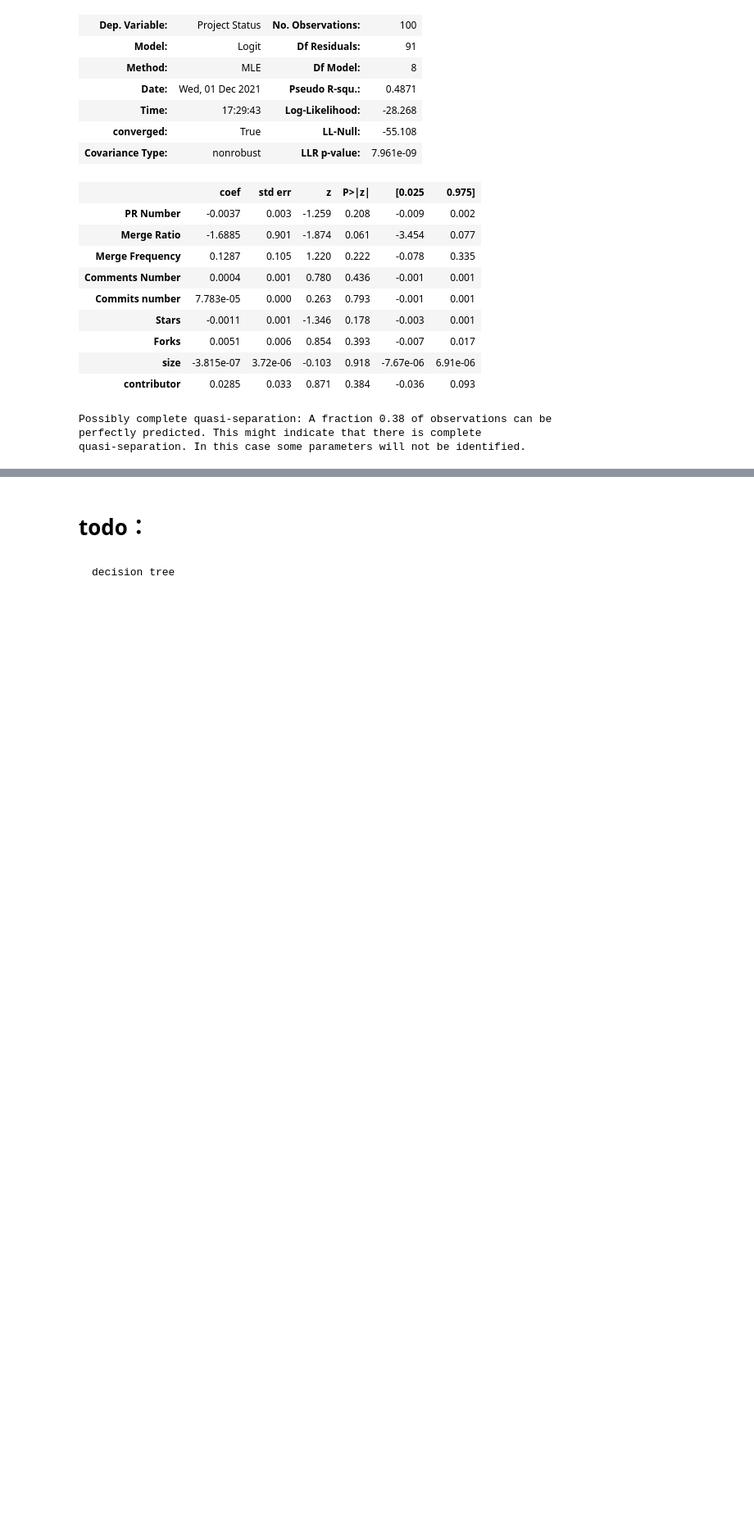
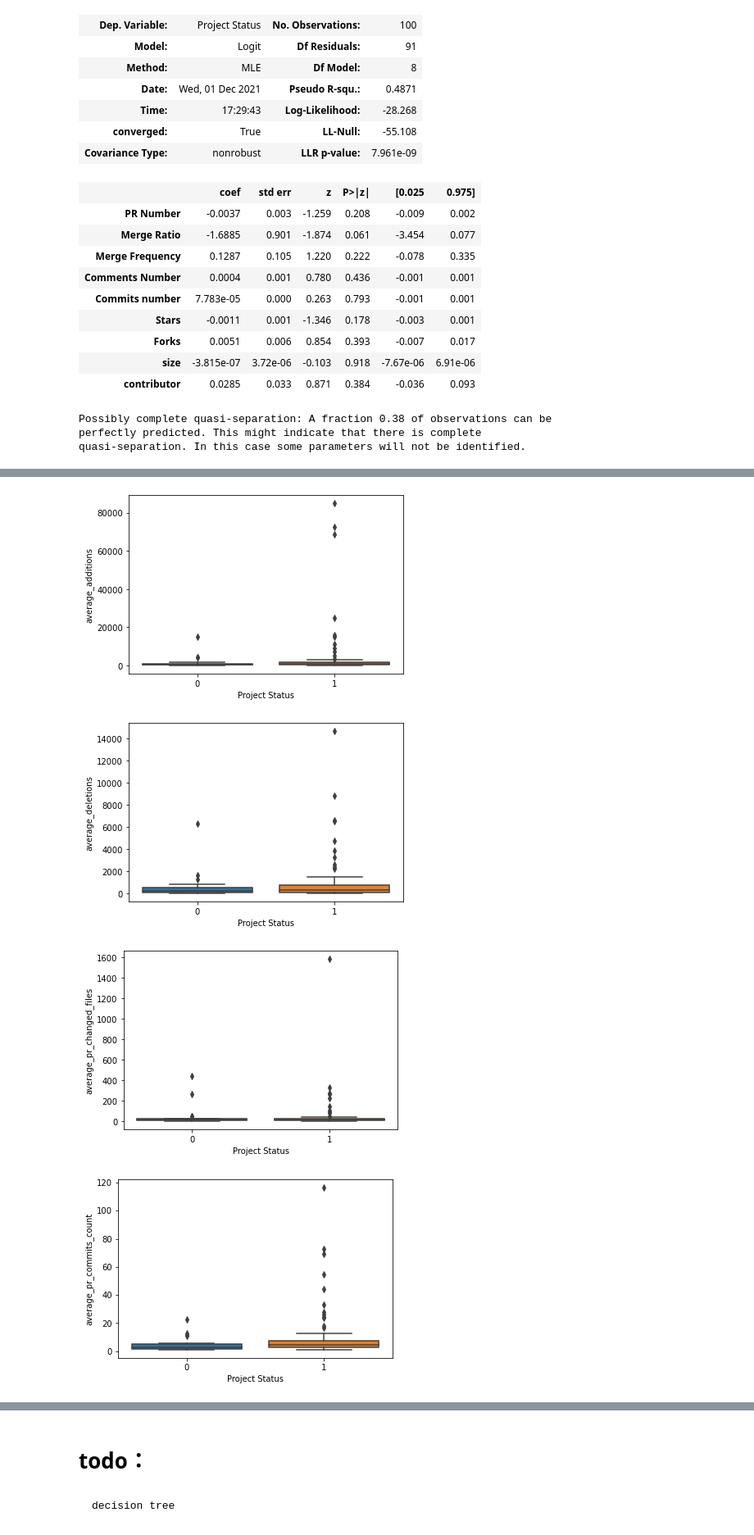
Before and after one commit to njswdwy/ECS260-Project, a Jupyter notebook: exploratory data analysis.ipynb, the cells around one changed output, grey strips where cells are left out. Shown: that part at 82% size. Saved outputs shown, nothing was run; the diff lists cells and outputs as text; code cells hidden in the pictures; blank space fills up the shorter version.

```diff
--- a/exploratory data analysis.ipynb
+++ b/exploratory data analysis.ipynb
@@ -236,0 +246,11 @@ quasi-separation. In this case some parameters will not be identified.
+# %%
+num_cols = ['average_additions','average_deletions','average_pr_changed_files','average_pr_commits_count','average_total_comments']
+
+for col in num_cols:
+    sns.boxplot(x = data_model2['Project Status'].astype('category'), y=col, data=data_model2)
+    plt.show()
+# %% [output]
+[figure, added]
+[figure, added]
+[figure, added]
+[figure, added]
```
Also changed, not shown: parts of 24 cells of this notebook.
